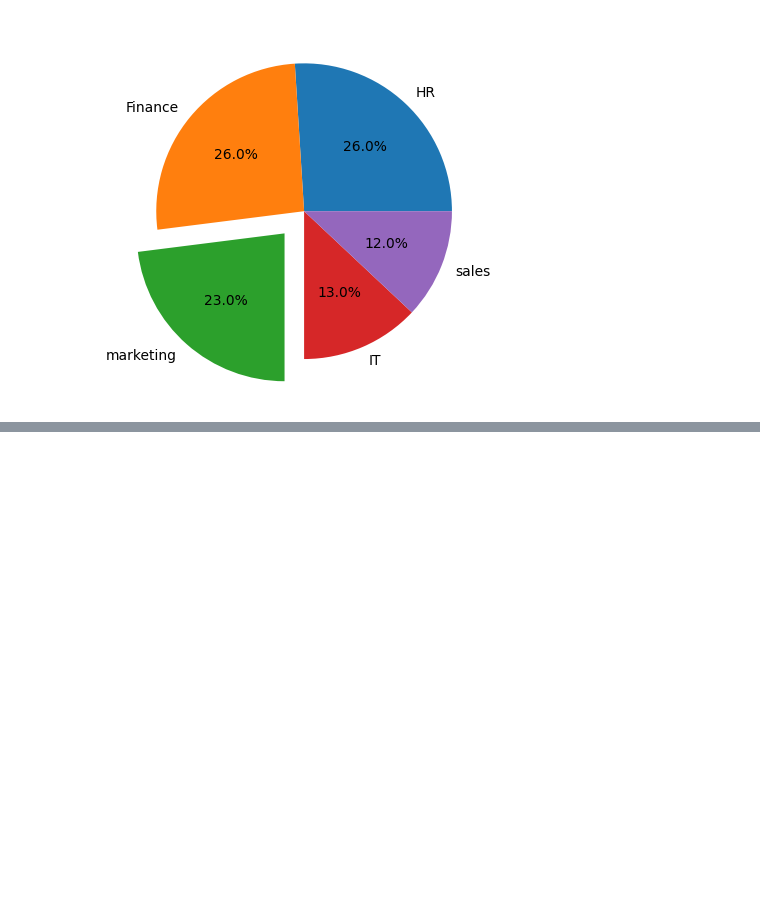
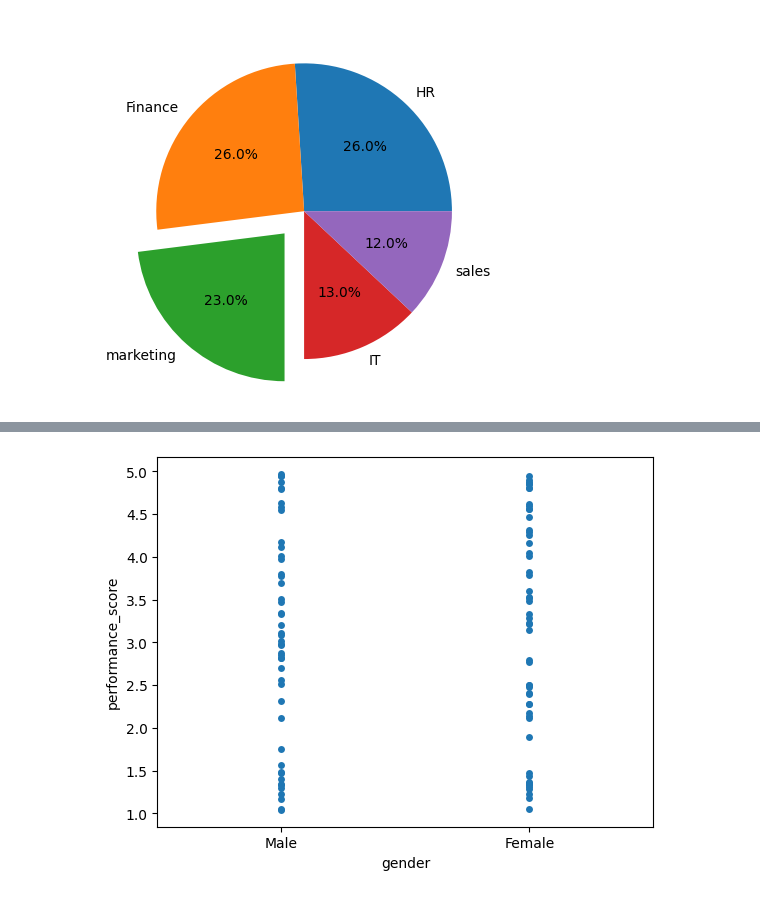
Before and after one commit to rupeshbashyal/Data-analysis, a Jupyter notebook: Matplot/matplot_seaborn.ipynb, the cells around one changed output, grey strips where cells are left out. Cells and saved outputs as stored; diff of their text form; code cells hidden in the pictures; blank space fills up the shorter version.

```diff
--- a/Matplot/matplot_seaborn.ipynb
+++ b/Matplot/matplot_seaborn.ipynb
@@ -156,0 +181,5 @@ ptl.show()
+# %%
+sns.stripplot(y=data['performance_score'], x=data['gender'], jitter= False)
+ptl.show()
+# %% [output]
+[figure, added]
```
Also changed, not shown: parts of 8 cells of this notebook.
